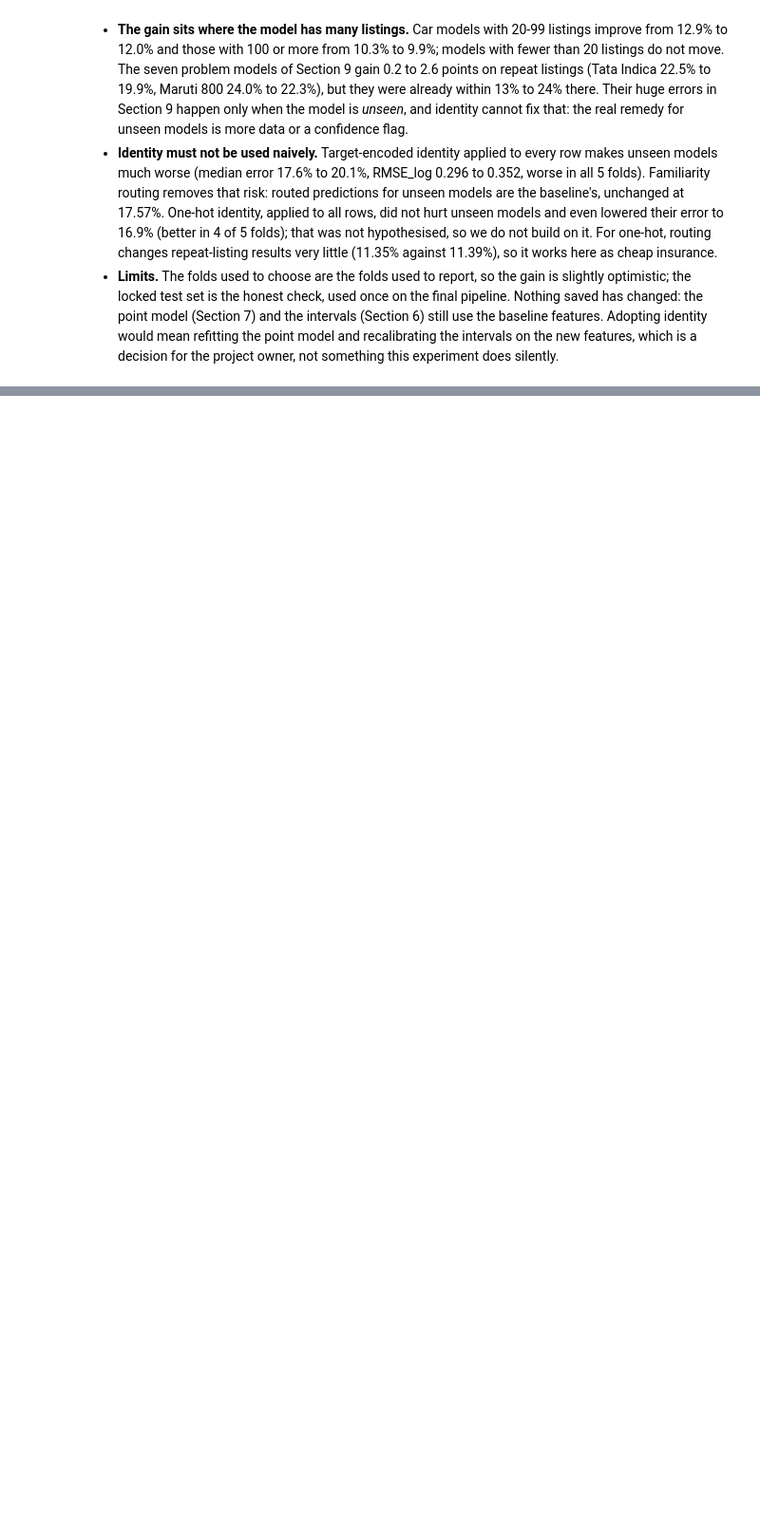
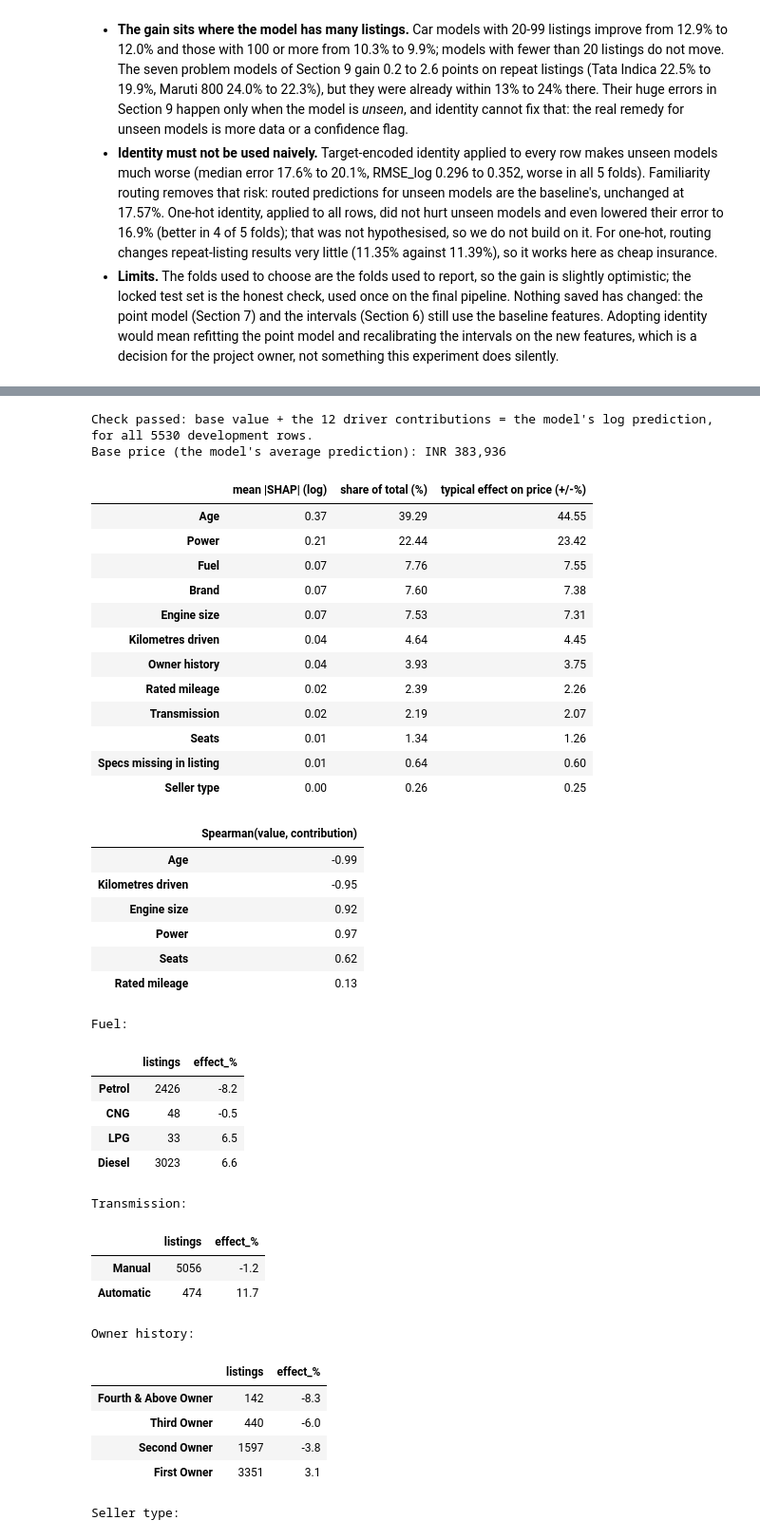
Before and after one commit to aayaan-khan/Used-Cars-Cost-Prediction, a Jupyter notebook: notebooks/Used_Cars_Cost_Prediction.ipynb, the cells around one changed output, grey strips where cells are left out. Shown at 95% size. Saved outputs shown, nothing was run; the diff lists cells and outputs as text; code cells hidden in the pictures; blank space fills up the shorter version.

```diff
--- a/notebooks/Used_Cars_Cost_Prediction.ipynb
+++ b/notebooks/Used_Cars_Cost_Prediction.ipynb
@@ -2112,0 +2118,63 @@ Share of resamples in which the identity model is better: 100.0%
+# %%
+# Cell 46: SHAP values of the saved point model, added up per listing feature (52 encoded columns -> 12 drivers)
+from src.explain import driver_contributions, DRIVERS, DRIVER_NAMES
+contrib, base_log = driver_contributions(point_model, dev, FEATS)
+assert np.abs(base_log + contrib.sum(axis=1) - point_model.predict(dev[FEATS])).max() < 1e-9, "SHAP values do not add up to the prediction"
+print(f"Check passed: base value + the 12 driver contributions = the model's log prediction, for all {len(dev)} development rows.")
+print(f"Base price (the model's average prediction): INR {np.exp(base_log):,.0f}\n")
+
+imp = contrib.abs().mean().sort_values(ascending=False)
+glob = pd.DataFrame({"mean |SHAP| (log)": imp, "share of total (%)": 100 * imp / imp.sum(), "typical effect on price (+/-%)": (np.exp(imp) - 1) * 100})
+glob.index = [DRIVER_NAMES[d] for d in glob.index]
+display(glob.round(2))
+
+# Does each driver push the price the way a buyer would expect?  Numeric features: rank correlation of the value with its contribution.
+from scipy.stats import spearmanr
+numeric = ["age", "log_km", "log_engine", "log_power", "seats", "mileage_val"]
+direction = pd.Series({DRIVER_NAMES[f]: spearmanr(dev[f], contrib[f], nan_policy="omit")[0] for f in numeric}, name="Spearman(value, contribution)")
+display(direction.round(2).to_frame())
+# Categorical features: average effect on price (%) by level, with the number of listings behind it
+for f in ["fuel", "transmission", "owner", "seller_type"]:
+    t = contrib[f].groupby(dev[f].values).agg(["mean", "size"])
+    t["effect_%"] = (np.exp(t["mean"]) - 1) * 100
+    print(f"\n{DRIVER_NAMES[f]}:"); display(t.rename(columns={"size": "listings"})[["listings", "effect_%"]].round(1).sort_values("effect_%"))
+# %% [output]
+Check passed: base value + the 12 driver contributions = the model's log prediction, for all 5530 development rows.
+Base price (the model's average prediction): INR 383,936
+|  | mean |SHAP| (log) | share of total (%) | typical effect on price (+/-%) |
+| Age | 0.37 | 39.29 | 44.55 |
+| Power | 0.21 | 22.44 | 23.42 |
+| Fuel | 0.07 | 7.76 | 7.55 |
+| Brand | 0.07 | 7.60 | 7.38 |
+| Engine size | 0.07 | 7.53 | 7.31 |
+| Kilometres driven | 0.04 | 4.64 | 4.45 |
+| Owner history | 0.04 | 3.93 | 3.75 |
+| Rated mileage | 0.02 | 2.39 | 2.26 |
+| Transmission | 0.02 | 2.19 | 2.07 |
+| Seats | 0.01 | 1.34 | 1.26 |
+| Specs missing in listing | 0.01 | 0.64 | 0.60 |
+| Seller type | 0.00 | 0.26 | 0.25 |
+|  | Spearman(value, contribution) |
+| Age | -0.99 |
+| Kilometres driven | -0.95 |
+| Engine size | 0.92 |
+| Power | 0.97 |
+| Seats | 0.62 |
+| Rated mileage | 0.13 |
+Fuel:
+|  | listings | effect_% |
+| Petrol | 2426 | -8.2 |
+| CNG | 48 | -0.5 |
+| LPG | 33 | 6.5 |
+| Diesel | 3023 | 6.6 |
+Transmission:
+|  | listings | effect_% |
+| Manual | 5056 | -1.2 |
+| Automatic | 474 | 11.7 |
+Owner history:
+|  | listings | effect_% |
+| Fourth & Above Owner | 142 | -8.3 |
+| Third Owner | 440 | -6.0 |
+| Second Owner | 1597 | -3.8 |
+| First Owner | 3351 | 3.1 |
+Seller type:
```
Also changed, not shown: parts of 6 cells of this notebook, 7 other files.
